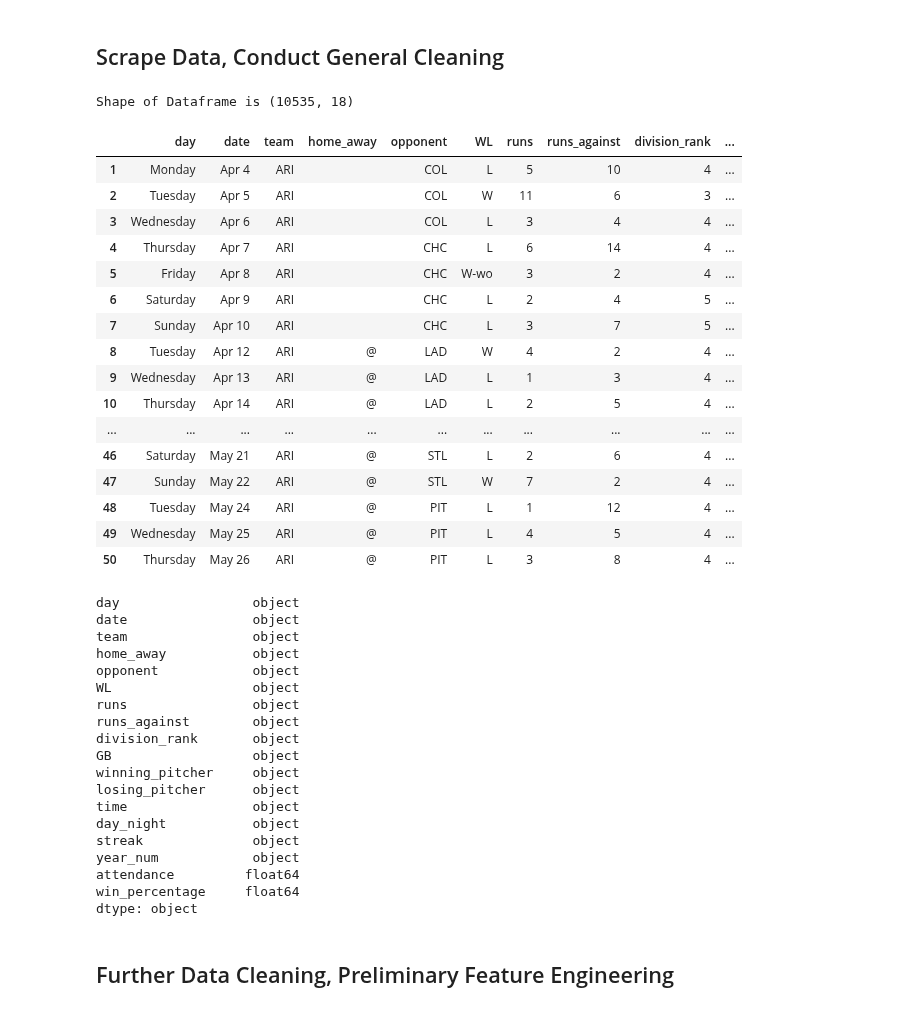
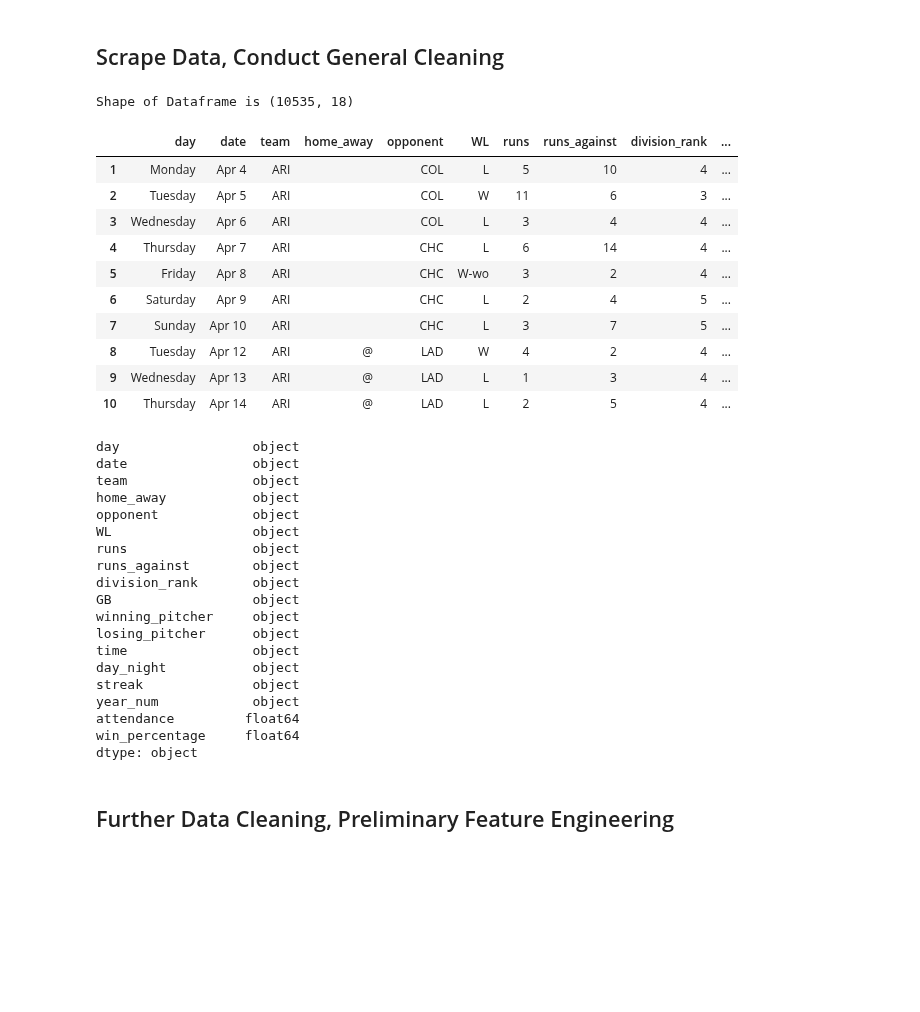
Before and after one commit to str007/Thinkful, a Jupyter notebook: Final_Capstone.ipynb, the cells around one changed output. Cells and saved outputs as stored; diff of their text form; code cells hidden in the pictures; blank space fills up the shorter version.

```diff
--- a/Final_Capstone.ipynb
+++ b/Final_Capstone.ipynb
@@ -59,40 +59,34 @@ team_df[0] = team_df[0].str.strip('[') #remove front bracket
 team_df.iloc[:,-2] = team_df.iloc[:,-2].str.strip(']') #remove end backet
 team_df.columns = columns_list #set out column names
 team_df = team_df.iloc[1:] #remove first blank row
 team_df = team_df.drop(['box_score', 'innings', 'original', 'save_pitcher'], 1) #drop unnecessary columns
 team_df['attendance'] = team_df['attendance_1'].astype(str) + team_df['attendance_2'].astype(str) #concatenating attendance columns that were separated
 team_df['attendance'] = pd.to_numeric(team_df['attendance'], errors='coerce') #convert new attendance column to int
 team_df = team_df.drop(['attendance_1', 'attendance_2'], 1) #now drop unnecessary attendance columns after conversion
 team_df['win'], team_df['loss'] = team_df['record'].str.split('-', 1).str #split record into win/loss (temporary)
 team_df['win'] = pd.to_numeric(team_df['win'], errors='coerce') #convert win to int
 team_df['loss'] = pd.to_numeric(team_df['loss'], errors='coerce') #convert loss to int
 team_df['win_percentage'] = round(team_df['win']/(team_df['win'] + team_df['loss']), 2) #create win percentage column
 team_df = team_df.drop(['win', 'loss', 'record'], 1) #now drop unnecessary win/loss/record after creating win percentage
 
 #Get a feel for our dataframe
 pd.options.display.max_columns = 30
 print("Shape of Dataframe is {}".format(team_df.shape))
-display(team_df.head(50))
+display(team_df.head(10))
 print(team_df.dtypes)
 # %% [output]
 Shape of Dataframe is (10535, 18)
 |  | day | date | team | home_away | opponent | WL | runs | runs_against | division_rank | ... |
 | 1 | Monday | Apr 4 | ARI |  | COL | L | 5 | 10 | 4 | ... |
 | 2 | Tuesday | Apr 5 | ARI |  | COL | W | 11 | 6 | 3 | ... |
 | 3 | Wednesday | Apr 6 | ARI |  | COL | L | 3 | 4 | 4 | ... |
 | 4 | Thursday | Apr 7 | ARI |  | CHC | L | 6 | 14 | 4 | ... |
 | 5 | Friday | Apr 8 | ARI |  | CHC | W-wo | 3 | 2 | 4 | ... |
 | 6 | Saturday | Apr 9 | ARI |  | CHC | L | 2 | 4 | 5 | ... |
 | 7 | Sunday | Apr 10 | ARI |  | CHC | L | 3 | 7 | 5 | ... |
 | 8 | Tuesday | Apr 12 | ARI | @ | LAD | W | 4 | 2 | 4 | ... |
 | 9 | Wednesday | Apr 13 | ARI | @ | LAD | L | 1 | 3 | 4 | ... |
 | 10 | Thursday | Apr 14 | ARI | @ | LAD | L | 2 | 5 | 4 | ... |
-| ... | ... | ... | ... | ... | ... | ... | ... | ... | ... | ... |
-| 46 | Saturday | May 21 | ARI | @ | STL | L | 2 | 6 | 4 | ... |
-| 47 | Sunday | May 22 | ARI | @ | STL | W | 7 | 2 | 4 | ... |
-| 48 | Tuesday | May 24 | ARI | @ | PIT | L | 1 | 12 | 4 | ... |
-| 49 | Wednesday | May 25 | ARI | @ | PIT | L | 4 | 5 | 4 | ... |
-| 50 | Thursday | May 26 | ARI | @ | PIT | L | 3 | 8 | 4 | ... |
 day                 object
 date                object
 team                object
```
Also changed, not shown: parts of 23 cells of this notebook.
